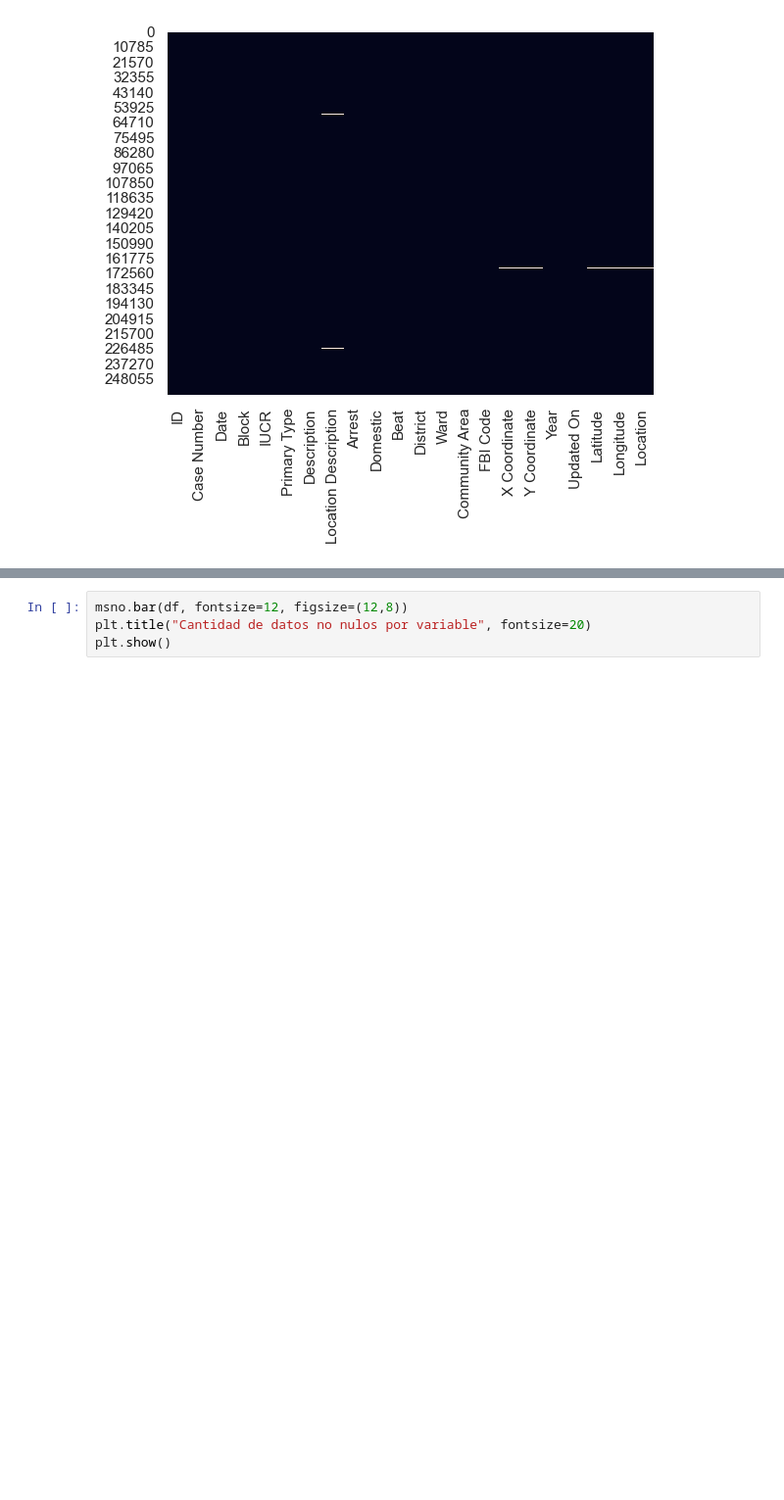
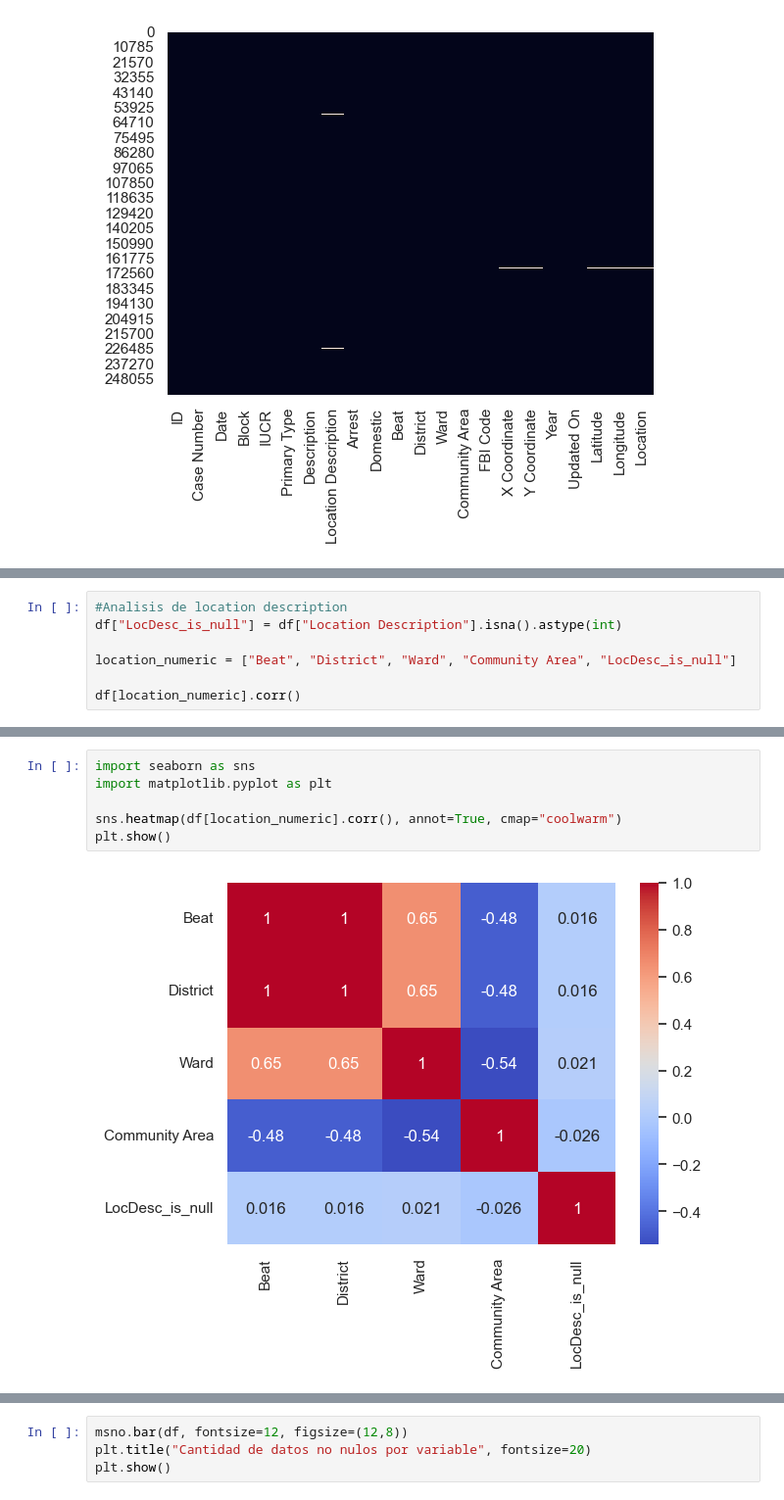
Before and after one commit to AlejandroValle99/trabajo_practico-AdD_g8, a Jupyter notebook: main.ipynb, the cells around one changed output, grey strips where cells are left out. Shown at 98% size. Cells and saved outputs as stored; diff of their text form; blank space fills up the shorter version.

Commit message:
null analysis

```diff
--- a/main.ipynb
+++ b/main.ipynb
@@ -322,0 +331,7 @@ plt.show()
+# %%
+#Analisis de location description
+df["LocDesc_is_null"] = df["Location Description"].isna().astype(int)
+
+location_numeric = ["Beat", "District", "Ward", "Community Area", "LocDesc_is_null"]
+
+df[location_numeric].corr()
@@ -322,0 +400,8 @@ plt.show()
+# %%
+import seaborn as sns
+import matplotlib.pyplot as plt
+
+sns.heatmap(df[location_numeric].corr(), annot=True, cmap="coolwarm")
+plt.show()
+# %% [output]
+[figure, added]
```
Also changed, not shown: parts of 12 cells of this notebook, 2 other files.
